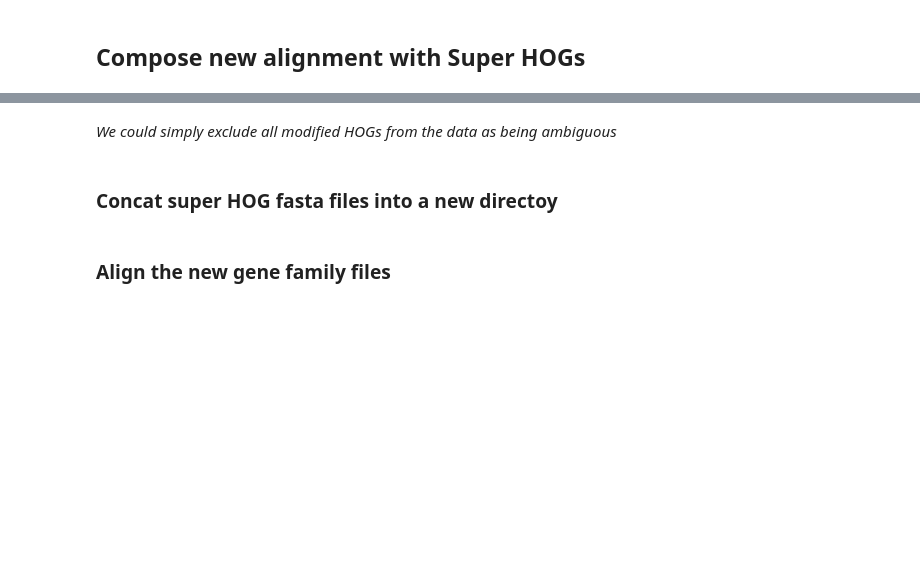
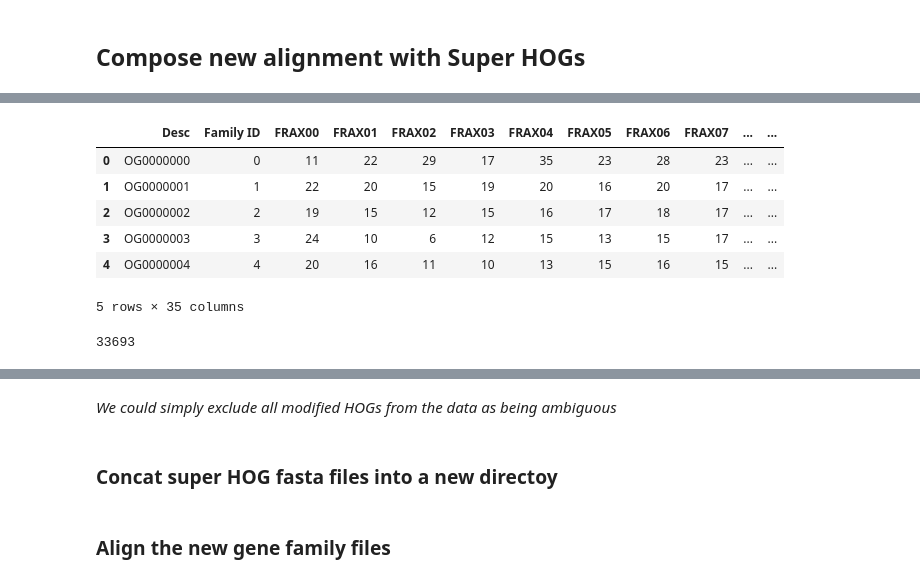
Before and after one commit to josiahseaman/DNA_Duplications, a Jupyter notebook: AnnotationOverlapNetwork.ipynb, the cells around one changed output, grey strips where cells are left out. Drawn from its saved outputs; the diff is of its cells as text; code cells hidden in the pictures; blank space fills up the shorter version.

Commit message:
Graphing tree results

```diff
--- a/AnnotationOverlapNetwork.ipynb
+++ b/AnnotationOverlapNetwork.ipynb
@@ -171,0 +348,16 @@ assert all(['-'.join(h) in super_HOGs for h in modified_HOGs_only])
+# %%
+from pandas import read_csv
+counts = read_csv(r"D:\josiah\Documents\Research\Thesis - Genome Symmetry\DNA_Duplications\Ash_Proteome\Results_Jun25\Cafe_orthofinder_Orthogroups.GeneCount.csv", sep='\t')
+counts.head()
+# %% [output]
+|  | Desc | Family ID | FRAX00 | FRAX01 | FRAX02 | FRAX03 | FRAX04 | FRAX05 | FRAX06 | FRAX07 | ... | ... |
+| 0 | OG0000000 | 0 | 11 | 22 | 29 | 17 | 35 | 23 | 28 | 23 | ... | ... |
+| 1 | OG0000001 | 1 | 22 | 20 | 15 | 19 | 20 | 16 | 20 | 17 | ... | ... |
+| 2 | OG0000002 | 2 | 19 | 15 | 12 | 15 | 16 | 17 | 18 | 17 | ... | ... |
+| 3 | OG0000003 | 3 | 24 | 10 | 6 | 12 | 15 | 13 | 15 | 17 | ... | ... |
+| 4 | OG0000004 | 4 | 20 | 16 | 11 | 10 | 13 | 15 | 16 | 15 | ... | ... |
+5 rows × 35 columns
+# %%
+len(counts)
+# %% [output]
+33693
```
Also changed, not shown: parts of 65 cells of this notebook, 7 other files.
